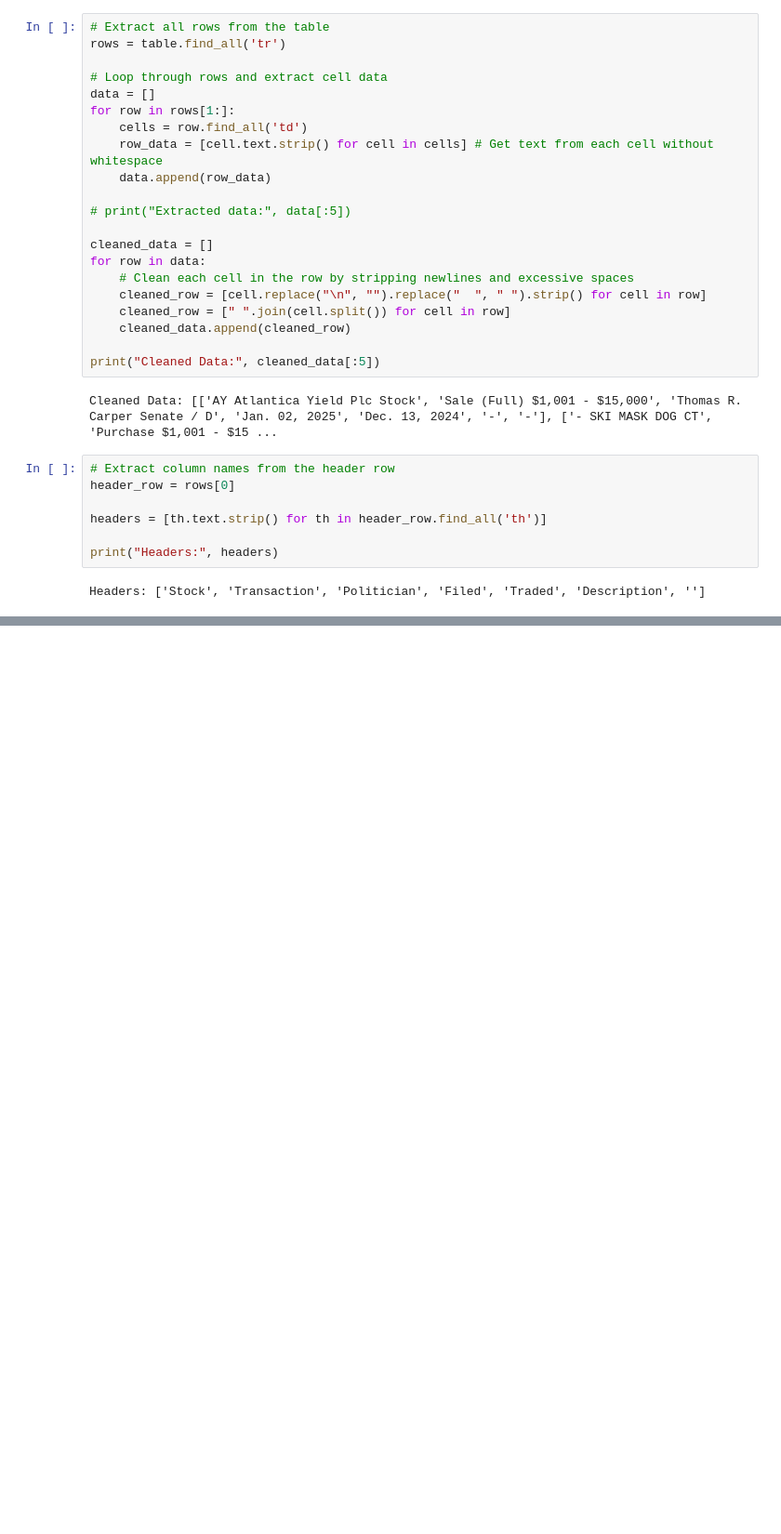
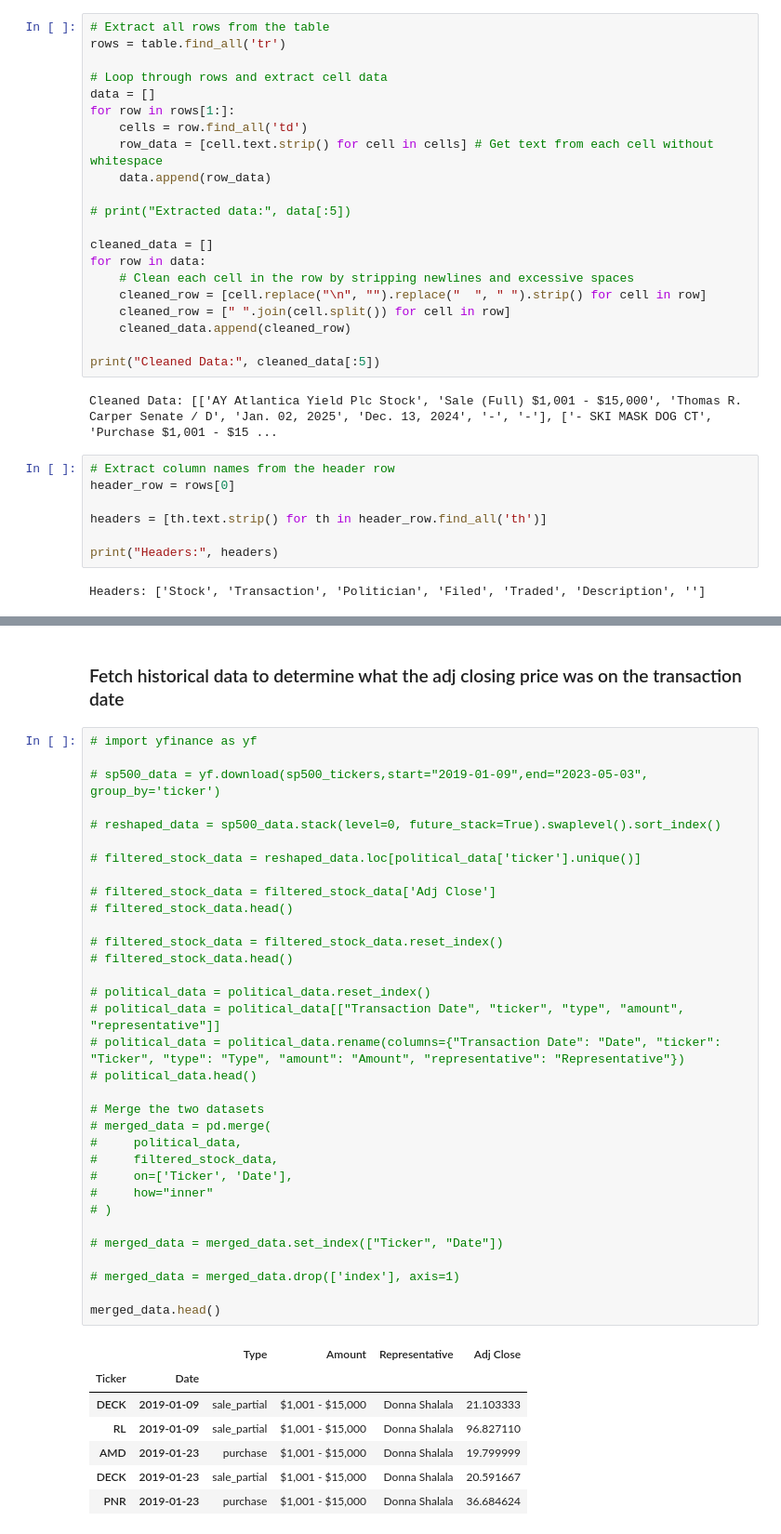
Before and after one commit to codyrosenzweig1/Quant_Trading_Basics_ML, a Jupyter notebook: Personal_Trading_Stratergy.ipynb, the cells around one changed output, grey strips where cells are left out. Shown: that part at 93% size. Drawn from its saved outputs; the diff is of its cells as text; blank space fills up the shorter version.

```diff
--- a/Personal_Trading_Stratergy.ipynb
+++ b/Personal_Trading_Stratergy.ipynb
@@ -541,0 +594,43 @@ politician_df.head()
+# %% [markdown]
+### Fetch historical data to determine what the adj closing price was on the transaction date
+# %%
+# import yfinance as yf
+
+# sp500_data = yf.download(sp500_tickers,start="2019-01-09",end="2023-05-03", group_by='ticker')
+
+# reshaped_data = sp500_data.stack(level=0, future_stack=True).swaplevel().sort_index()
+
+# filtered_stock_data = reshaped_data.loc[political_data['ticker'].unique()]
+
+# filtered_stock_data = filtered_stock_data['Adj Close']
+# filtered_stock_data.head()
+
+# filtered_stock_data = filtered_stock_data.reset_index()
+# filtered_stock_data.head()
+
+# political_data = political_data.reset_index()
+# political_data = political_data[["Transaction Date", "ticker", "type", "amount", "representative"]]
+# political_data = political_data.rename(columns={"Transaction Date": "Date", "ticker": "Ticker", "type": "Type", "amount": "Amount", "representative": "Representative"})
+# political_data.head()
+
+# Merge the two datasets
+# merged_data = pd.merge(
+#     political_data,
+#     filtered_stock_data,
+#     on=['Ticker', 'Date'],
+#     how="inner"
+# )
+
+# merged_data = merged_data.set_index(["Ticker", "Date"])
+
+# merged_data = merged_data.drop(['index'], axis=1)
+
+merged_data.head()
+# %% [output]
+|  |  | Type | Amount | Representative | Adj Close |
+| Ticker | Date |  |  |  |  |
+| DECK | 2019-01-09 | sale_partial | $1,001 - $15,000 | Donna Shalala | 21.103333 |
+| RL | 2019-01-09 | sale_partial | $1,001 - $15,000 | Donna Shalala | 96.827110 |
+| AMD | 2019-01-23 | purchase | $1,001 - $15,000 | Donna Shalala | 19.799999 |
+| DECK | 2019-01-23 | sale_partial | $1,001 - $15,000 | Donna Shalala | 20.591667 |
+| PNR | 2019-01-23 | purchase | $1,001 - $15,000 | Donna Shalala | 36.684624 |
```
Also changed, not shown: parts of 4 cells of this notebook, 5 other files.
